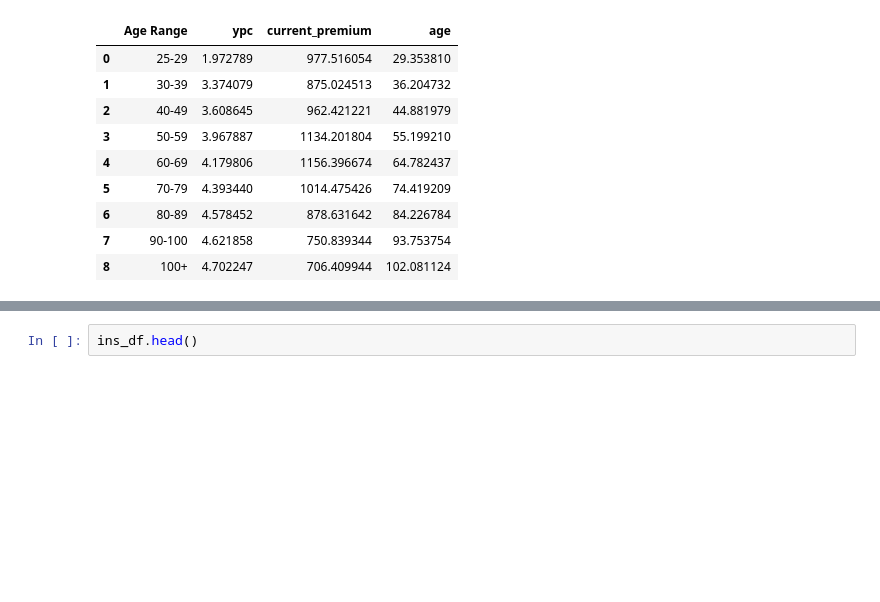
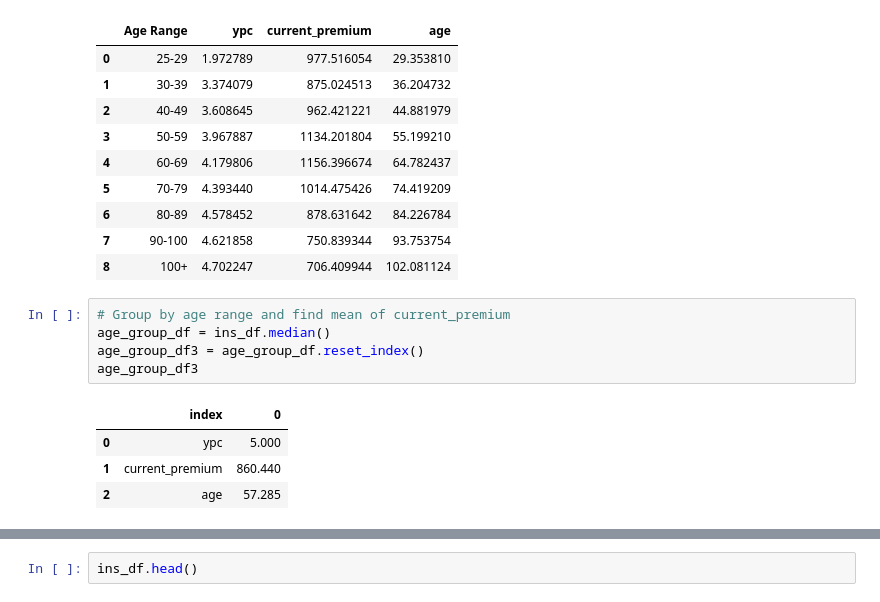
Before and after one commit to jthubert10/Auto_Insurance_Analysis, a Jupyter notebook: pyInsuranceAge.ipynb, the cells around one changed output, grey strips where cells are left out. Cells and saved outputs as stored; diff of their text form; blank space fills up the shorter version.

```diff
--- a/pyInsuranceAge.ipynb
+++ b/pyInsuranceAge.ipynb
@@ -133,6 +132,16 @@ age_group_df2
 | 6 | 80-89 | 4.578452 | 878.631642 | 84.226784 |
 | 7 | 90-100 | 4.621858 | 750.839344 | 93.753754 |
 | 8 | 100+ | 4.702247 | 706.409944 | 102.081124 |
+# %%
+# Group by age range and find mean of current_premium
+age_group_df = ins_df.median()
+age_group_df3 = age_group_df.reset_index()
+age_group_df3
+# %% [output]
+|  | index | 0 |
+| 0 | ypc | 5.000 |
+| 1 | current_premium | 860.440 |
+| 2 | age | 57.285 |
 # %%
 # Establish x and y variables
 age_groups = age_group_df2["Age Range"]
```
Also changed, not shown: parts of 5 cells of this notebook.
